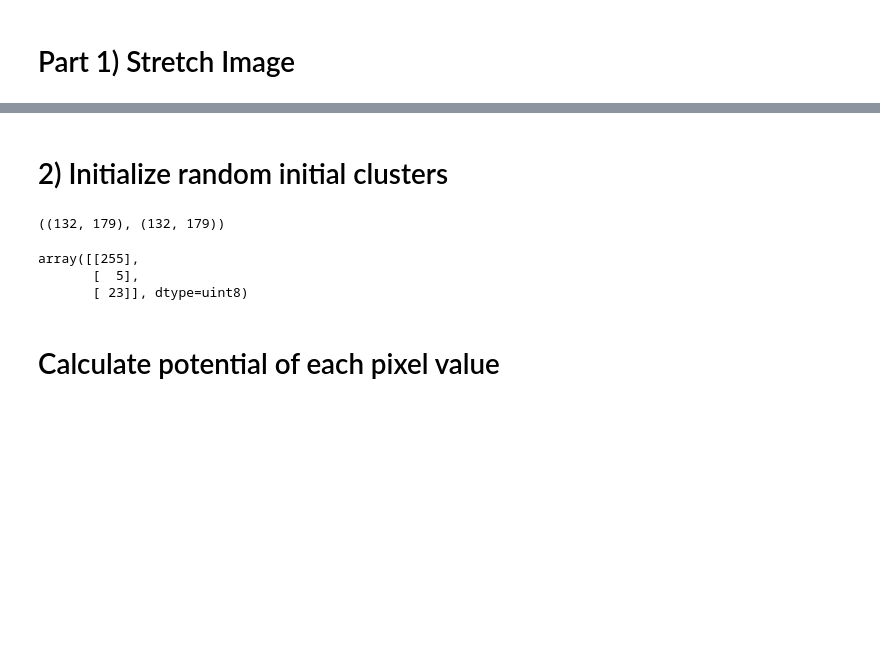
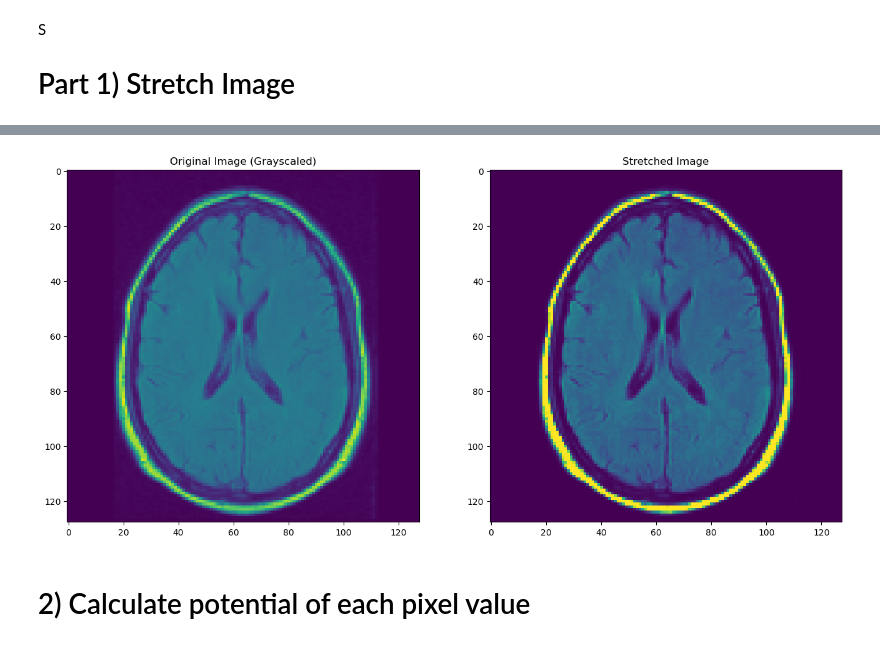
Before and after one commit to maliozturk/image_segmentation, a Jupyter notebook: CMP730.ipynb, the cells around one changed output, grey strips where cells are left out. Cells and saved outputs as stored; diff of their text form; code cells hidden in the pictures; blank space fills up the shorter version.

```diff
--- a/CMP730.ipynb
+++ b/CMP730.ipynb
@@ -11,4 +15,9 @@ from skimage import io, color, transform
+# %%
+K = 3
+single_img_path = "dataset/TCGA_CS_6290_20000917/TCGA_CS_6290_20000917_12.tif"
+r_a, r_b = 0.1, 0.5
 # %% [markdown]
+S
 # Part 1) Stretch Image
 # %%
 def partial_contrast_stretching(image, lower_threshold, upper_threshold):
@@ -27,12 +36,18 @@ def partial_contrast_stretching(image, lower_threshold, upper_threshold):
 
     return stretched_image
 # %%
-original_image = cv2.imread("example_img1.png", cv2.IMREAD_GRAYSCALE)
+original_image_3d = cv2.imread(single_img_path)
+original_image = cv2.imread(single_img_path, cv2.IMREAD_GRAYSCALE)
+# %%
+original_image = cv2.resize(original_image, (128,128))
 # %%
-stretched_image = partial_contrast_stretching(original_image, lower_threshold=0.2, upper_threshold=0.8)
+stretched_image = partial_contrast_stretching(original_image, lower_threshold=0, upper_threshold=0.5)
 # %%
-cv2.imshow('Original Image', original_image)
-cv2.imshow('Stretched Image', stretched_image)
-cv2.waitKey(5000)
-cv2.destroyAllWindows()
+fig, (ax1, ax2) = plt.subplots(1, 2, figsize=(16,9))
+
+ax1.set_title(f'Original Image (Grayscaled)')
+ax1.imshow(original_image)
+ax2.set_title(f'Stretched Image')
+ax2.imshow(stretched_image)
+plt.show()
 # %% [output]
@@ -56,2 +54 @@ Cannot move to target thread (0x3e1d360)
+[figure, added]
-# %% [markdown]
-# 2) Initialize random initial clusters
@@ -67,17 +55,5 @@ def initialize_random_clusters(image, k):
-# %%
-original_image.shape, stretched_image.shape
-# %% [output]
-((132, 179), (132, 179))
-# %%
-np.random.seed(1)
-initial_clusters = initialize_random_clusters(stretched_image, 3)
-initial_clusters
-# %% [output]
-array([[255],
-       [  5],
-       [ 23]], dtype=uint8)
 # %% [markdown]
-# Calculate potential of each pixel value
+# 2) Calculate potential of each pixel value
 # %%
 def progress(percent=0, width=50):
     left = width * percent // 100
```
Also changed, not shown: parts of 23 cells of this notebook, 23 other files.
